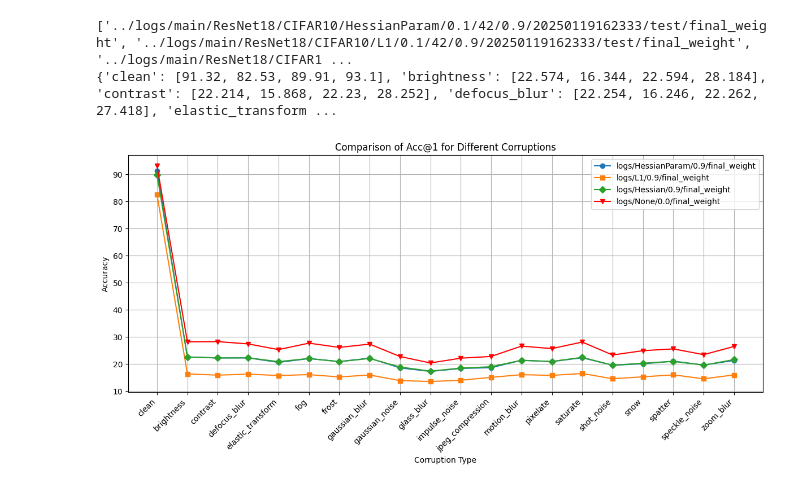
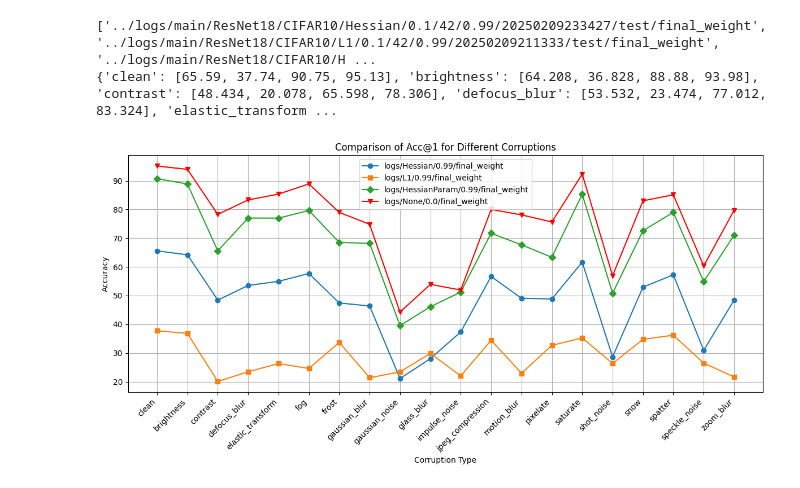
Before and after one commit to ia-gu/pruning_test, a Jupyter notebook: notebook/show_result.ipynb, the cells around one changed output. Saved outputs shown, nothing was run; the diff lists cells and outputs as text; code cells hidden in the pictures.

```diff
--- a/notebook/show_result.ipynb
+++ b/notebook/show_result.ipynb
@@ -5,41 +5,41 @@ import glob
 Acc1_dict = {'clean': [], 'brightness': [], 'contrast': [], 'defocus_blur': [], 'elastic_transform': [], 'fog': [], 'frost': [], 'gaussian_blur': [], 'gaussian_noise': [], 'glass_blur': [],
              'impulse_noise': [], 'jpeg_compression': [], 'motion_blur': [], 'pixelate': [], 'saturate': [], 'shot_noise': [], 'snow': [], 'spatter': [], 'speckle_noise': [], 'zoom_blur': []}
 # paths = ['logs/debug/ResNet18/CIFAR10/L1/0.0001/42/0.5/20250109110709/test/100', 'logs/debug/ResNet18/CIFAR10/Hessian/0.0001/42/0.5/20250109131035/test/100', 'logs/debug/ResNet18/CIFAR10/None/0.0001/42/0.5/20250109151522/test/final_weight']
-paths = glob.glob('../logs/main/ResNet18/CIFAR10/*/0.1/42/0.9/*/test/final_weight')
-paths.append('../logs/main/ResNet18/CIFAR10/None/0.1/42/0.0/20250119062520/test/final_weight')
+paths = glob.glob('../logs/main/ResNet18/CIFAR10/*/0.1/42/0.99/*/test/final_weight')
+paths.append('../logs/main/ResNet18/CIFAR10/None/0.1/42/0.0/20250209091815/test/final_weight')
 print(paths)
 for path in paths:
     with open(os.path.join(path, 'total_result.txt')) as f:
         lines = f.readlines()
     # Acc1 = []
     for line in lines:
         line = line.split(' ')
         # Add the accuracy to the corresponding list
         Acc1_dict[line[1].strip('*')].append(float(line[line.index('Acc@1') + 1]))
 Acc1_dict = {k: v for k, v in Acc1_dict.items() if v}
 print(Acc1_dict)
 # Plot Accuracy and save figure
 # xlabel is Acc1_dict key and ylabel is Acc1_dict value
 x_labels = list(Acc1_dict.keys())
 markars = ['o', 's', 'D', 'v', '^', '<', '>', 'p', 'P', '*', 'h', 'H', '+', 'x', 'X', 'D', 'd', '|', '_']
 plt.figure(figsize=(12, 6))
 for i in range(len(Acc1_dict[list(Acc1_dict.keys())[0]])-1):
     y_values = [Acc1_dict[key][i] for key in x_labels]
     plt.plot(x_labels, y_values, marker=markars[i], label=(paths[i].split('/')[1]+'/'+paths[i].split('/')[-7]+'/'+paths[i].split('/')[-4]+'/'+paths[i].split('/')[-1]), linestyle='-')
 y_values = [Acc1_dict[key][i+1] for key in x_labels]
 plt.plot(x_labels, y_values, marker=markars[i+1], label=(paths[i+1].split('/')[1]+'/'+paths[i+1].split('/')[-7]+'/'+paths[i+1].split('/')[-4]+'/'+paths[i+1].split('/')[-1]), color='r', linestyle='-')
 
 plt.xlabel('Corruption Type')
 plt.ylabel('Accuracy')
 plt.title('Comparison of Acc@1 for Different Corruptions')
 plt.xticks(rotation=45, ha='right')
 plt.legend()
 plt.grid()
 plt.tight_layout()
 
 plt.savefig('corruption_comparison.png')
 plt.show()
 # %% [output]
-['../logs/main/ResNet18/CIFAR10/HessianParam/0.1/42/0.9/20250119162333/test/final_weight', '../logs/main/ResNet18/CIFAR10/L1/0.1/42/0.9/20250119162333/test/final_weight', '../logs/main/ResNet18/CIFAR1 ...
-{'clean': [91.32, 82.53, 89.91, 93.1], 'brightness': [22.574, 16.344, 22.594, 28.184], 'contrast': [22.214, 15.868, 22.23, 28.252], 'defocus_blur': [22.254, 16.246, 22.262, 27.418], 'elastic_transform ...
+['../logs/main/ResNet18/CIFAR10/Hessian/0.1/42/0.99/20250209233427/test/final_weight', '../logs/main/ResNet18/CIFAR10/L1/0.1/42/0.99/20250209211333/test/final_weight', '../logs/main/ResNet18/CIFAR10/H ...
+{'clean': [65.59, 37.74, 90.75, 95.13], 'brightness': [64.208, 36.828, 88.88, 93.98], 'contrast': [48.434, 20.078, 65.598, 78.306], 'defocus_blur': [53.532, 23.474, 77.012, 83.324], 'elastic_transform ...
-[figure, old version]
+[figure, new version]
```
Also changed, not shown: parts of 1 cell of this notebook, 11 other files.
